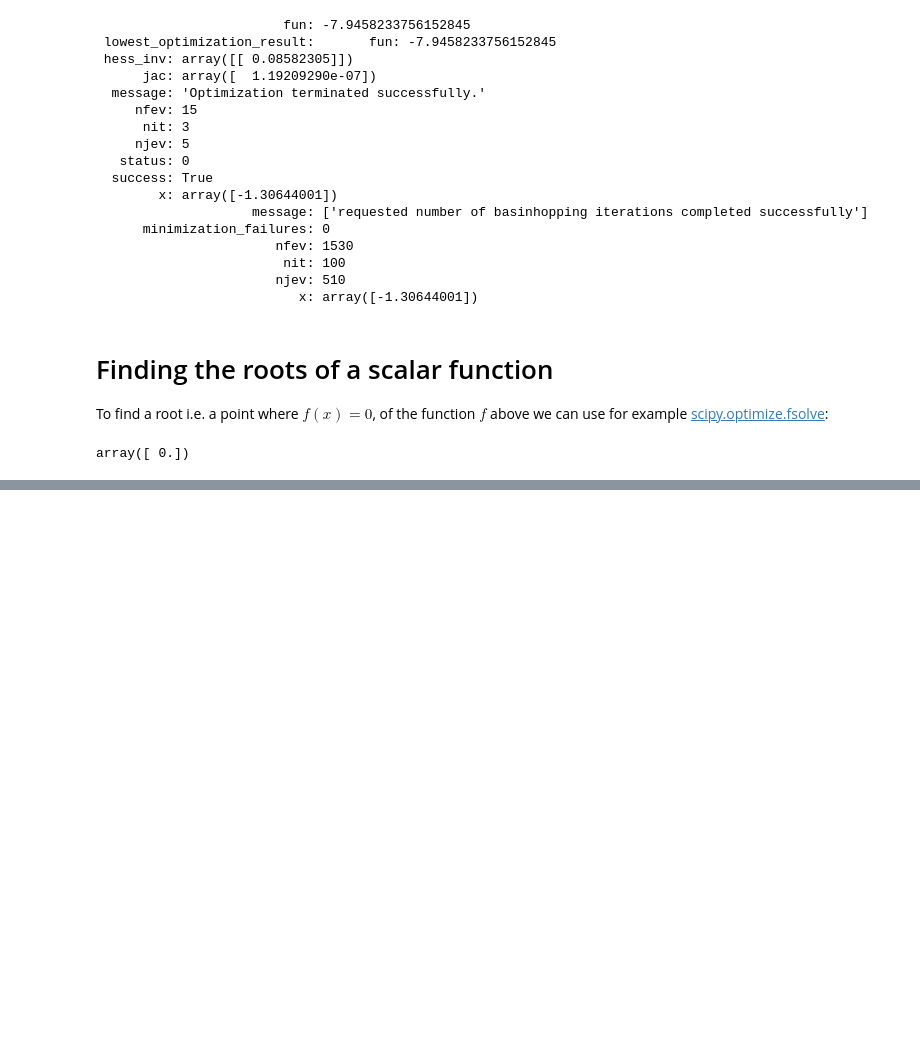
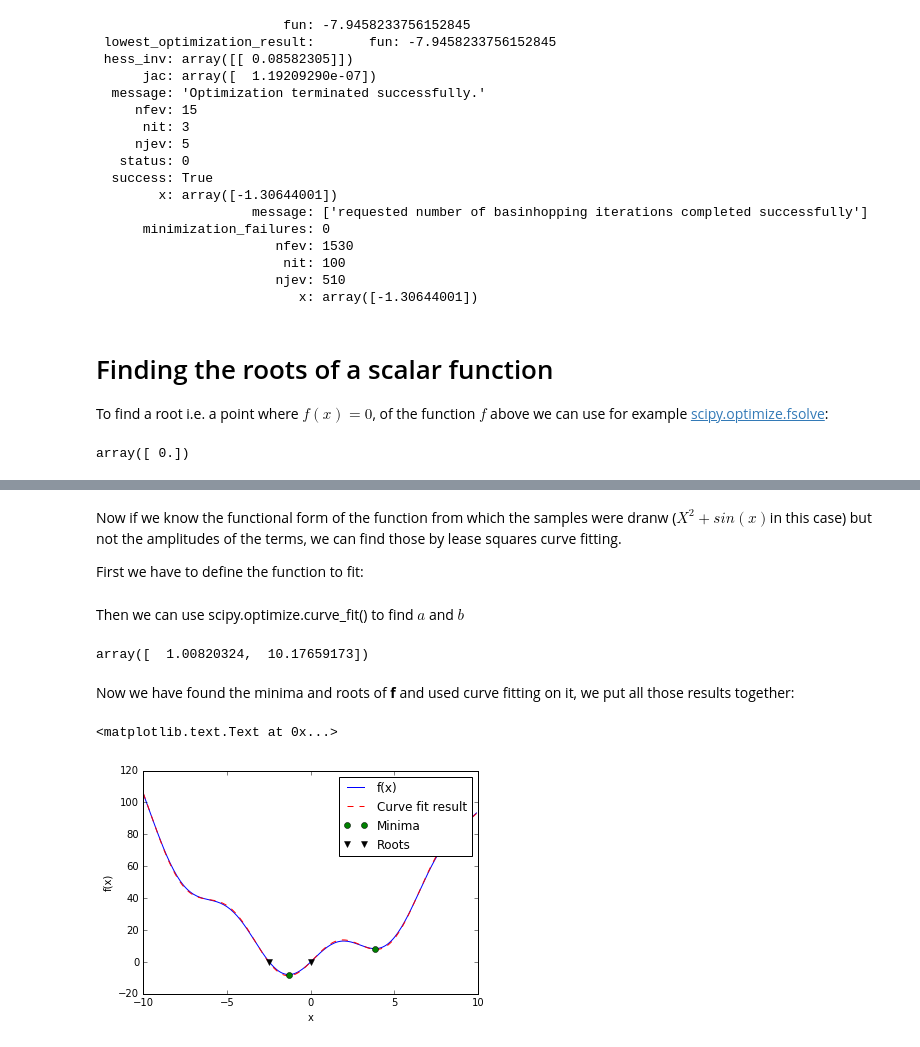
Before and after one commit to jorellano/HLSL, a Jupyter notebook: File input_output scipy.io.ipynb, the cells around one changed output, grey strips where cells are left out. Drawn from its saved outputs; the diff is of its cells as text; code cells hidden in the pictures; blank space fills up the shorter version.

```diff
--- a/File input_output scipy.io.ipynb
+++ b/File input_output scipy.io.ipynb
@@ -209,0 +228,58 @@ array([ 0.])
+# %% [markdown]
+Now if we know the functional form of the function from which the samples were dranw ($X^2 + sin(x)$in this case) but not the amplitudes of the terms, we can find those by lease squares curve fitting.
+
+First we have to define the function to fit:
+# %%
+def f2(x, a, b):
+    return a*x**2 + b*np.sin(x)
+# %% [markdown]
+Then we can use scipy.optimize.curve_fit() to find $a$ and $b$
+# %%
+guess = [2, 2]
+params, params_covariance = optimize.curve_fit(f2, xdata, ydata, guess)
+params
+# %% [output]
+array([  1.00820324,  10.17659173])
+# %% [markdown]
+Now we have found the minima and roots of **f** and used curve fitting on it, we put all those results together:
+# %%
+import numpy as np
+from scipy import optimize
+import matplotlib.pyplot as plt
+
+x = np.arange(-10, 10, 0.1)
+def f(x):
+    return x**2 + 10*np.sin(x)
+
+
+grid = (-10, 10, 0.1)
+xmin_global = optimize.brute(f, (grid,))
+xmin_local = optimize.fminbound(f, 0, 10)
+root = optimize.fsolve(f, 1)  # our initial guess is 1
+root2 = optimize.fsolve(f, -2.5)
+
+xdata = np.linspace(-10, 10, num=20)
+np.random.seed(1234)
+ydata = f(xdata) + np.random.randn(xdata.size)
+
+def f2(x, a, b):
+    return a*x**2 + b*np.sin(x)
+
+guess = [2, 2]
+params, params_covariance = optimize.curve_fit(f2, xdata, ydata, guess)
+
+
+fig = plt.figure()
+ax = fig.add_subplot(111)
+ax.plot(x, f(x), 'b-', label="f(x)")
+ax.plot(x, f2(x, *params), 'r--', label="Curve fit result")
+xmins = np.array([xmin_global[0], xmin_local])
+ax.plot(xmins, f(xmins), 'go', label="Minima")
+roots = np.array([root, root2])
+ax.plot(roots, f(roots), 'kv', label="Roots")
+ax.legend()
+ax.set_xlabel('x')
+ax.set_ylabel('f(x)')
+# %% [output]
+<matplotlib.text.Text at 0x...>
+[figure, added]
```
Also changed, not shown: parts of 42 cells of this notebook, 5 other files.
